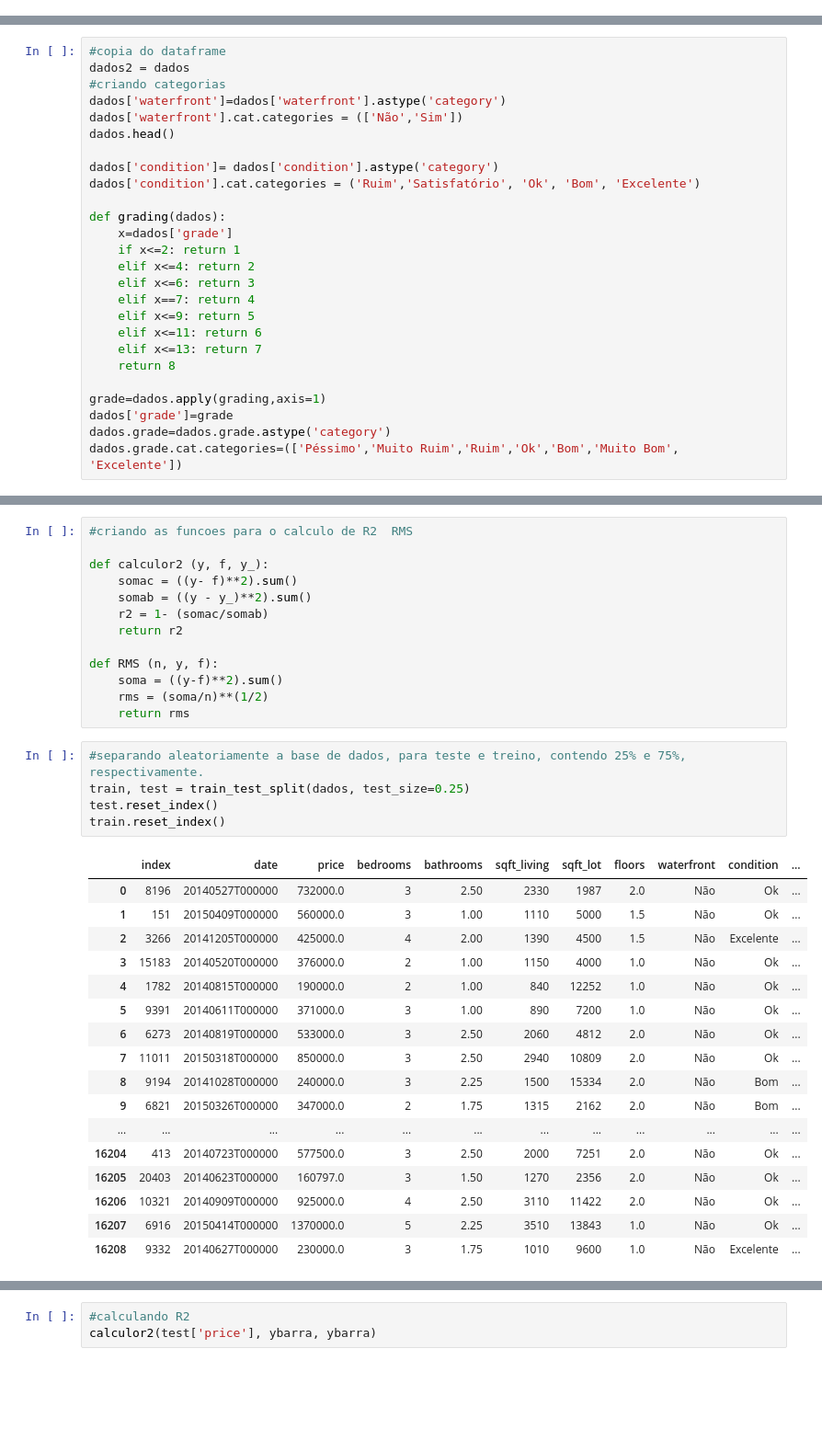
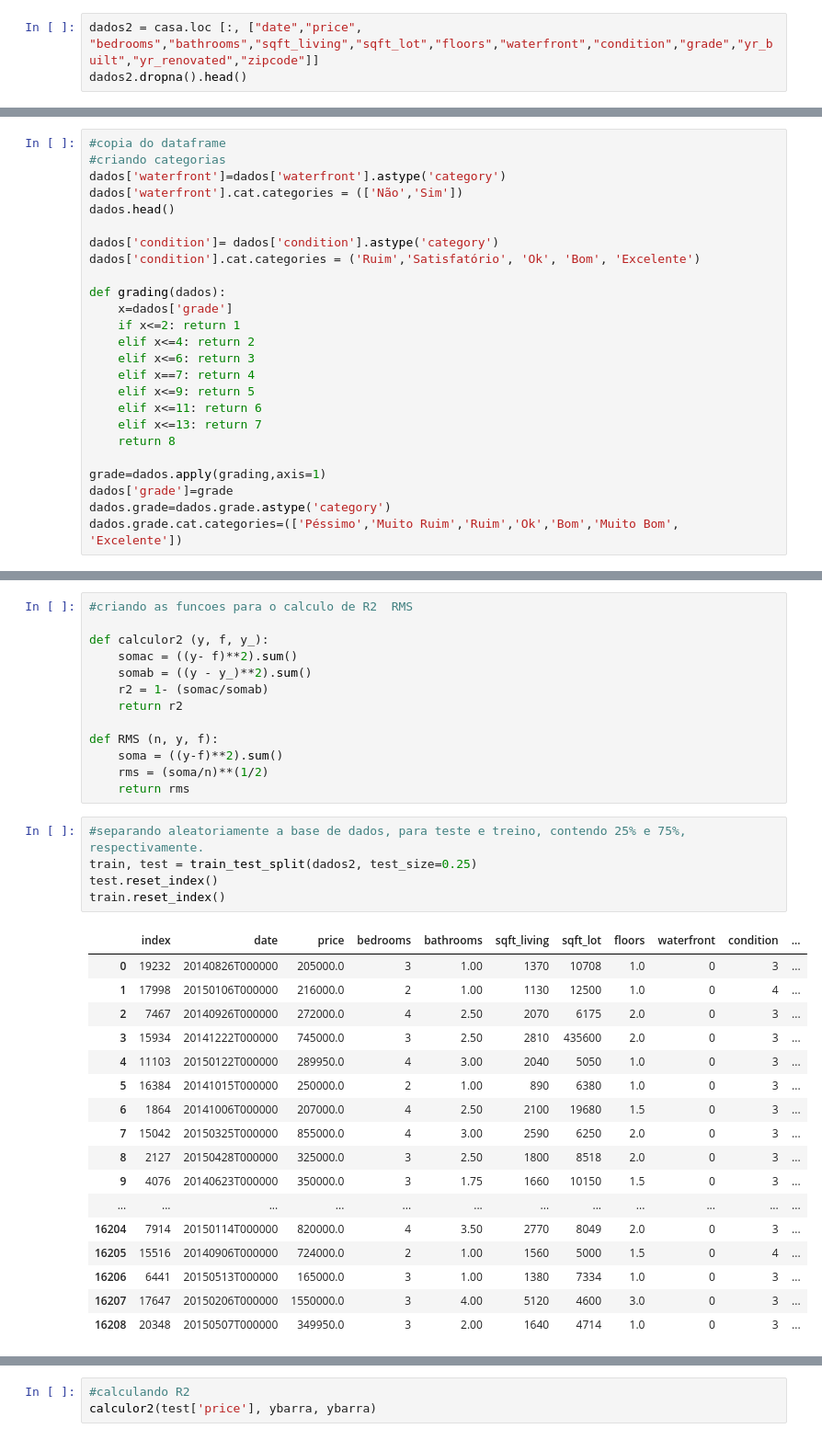
Before and after one commit to carlakim/PROJETO3, a Jupyter notebook: Projeto3-check2.ipynb, the cells around one changed output, grey strips where cells are left out. Shown: that part at 92% size. Drawn from its saved outputs; the diff is of its cells as text; blank space fills up the shorter version.

```diff
--- a/Projeto3-check2.ipynb
+++ b/Projeto3-check2.ipynb
@@ -93,3 +93,6 @@ dados.dropna().head()
 | 2 | 20150225T000000 | 180000.0 | 2 | 1.00 | 770 | 10000 | 1.0 | 0 | 3 | 6 | ... |
 | 3 | 20141209T000000 | 604000.0 | 4 | 3.00 | 1960 | 5000 | 1.0 | 0 | 5 | 7 | ... |
 | 4 | 20150218T000000 | 510000.0 | 3 | 2.00 | 1680 | 8080 | 1.0 | 0 | 3 | 8 | ... |
+# %%
+dados2 = casa.loc [:, ["date","price", "bedrooms","bathrooms","sqft_living","sqft_lot","floors","waterfront","condition","grade","yr_built","yr_renovated","zipcode"]]
+dados2.dropna().head()
@@ -96,6 +106,5 @@ dados.dropna().head()
 # %%
 #copia do dataframe
-dados2 = dados
 #criando categorias
 dados['waterfront']=dados['waterfront'].astype('category')
 dados['waterfront'].cat.categories = (['Não','Sim'])
@@ -373,26 +380,26 @@ def RMS (n, y, f):
     return rms
 # %%
 #separando aleatoriamente a base de dados, para teste e treino, contendo 25% e 75%, respectivamente.
-train, test = train_test_split(dados, test_size=0.25)
+train, test = train_test_split(dados2, test_size=0.25)
 test.reset_index()
 train.reset_index()
 # %% [output]
 |  | index | date | price | bedrooms | bathrooms | sqft_living | sqft_lot | floors | waterfront | condition | ... |
-| 0 | 8196 | 20140527T000000 | 732000.0 | 3 | 2.50 | 2330 | 1987 | 2.0 | Não | Ok | ... |
-| 1 | 151 | 20150409T000000 | 560000.0 | 3 | 1.00 | 1110 | 5000 | 1.5 | Não | Ok | ... |
-| 2 | 3266 | 20141205T000000 | 425000.0 | 4 | 2.00 | 1390 | 4500 | 1.5 | Não | Excelente | ... |
-| 3 | 15183 | 20140520T000000 | 376000.0 | 2 | 1.00 | 1150 | 4000 | 1.0 | Não | Ok | ... |
-| 4 | 1782 | 20140815T000000 | 190000.0 | 2 | 1.00 | 840 | 12252 | 1.0 | Não | Ok | ... |
-| 5 | 9391 | 20140611T000000 | 371000.0 | 3 | 1.00 | 890 | 7200 | 1.0 | Não | Ok | ... |
-| 6 | 6273 | 20140819T000000 | 533000.0 | 3 | 2.50 | 2060 | 4812 | 2.0 | Não | Ok | ... |
-| 7 | 11011 | 20150318T000000 | 850000.0 | 3 | 2.50 | 2940 | 10809 | 2.0 | Não | Ok | ... |
-| 8 | 9194 | 20141028T000000 | 240000.0 | 3 | 2.25 | 1500 | 15334 | 2.0 | Não | Bom | ... |
-| 9 | 6821 | 20150326T000000 | 347000.0 | 2 | 1.75 | 1315 | 2162 | 2.0 | Não | Bom | ... |
+| 0 | 19232 | 20140826T000000 | 205000.0 | 3 | 1.00 | 1370 | 10708 | 1.0 | 0 | 3 | ... |
+| 1 | 17998 | 20150106T000000 | 216000.0 | 2 | 1.00 | 1130 | 12500 | 1.0 | 0 | 4 | ... |
+| 2 | 7467 | 20140926T000000 | 272000.0 | 4 | 2.50 | 2070 | 6175 | 2.0 | 0 | 3 | ... |
+| 3 | 15934 | 20141222T000000 | 745000.0 | 3 | 2.50 | 2810 | 435600 | 2.0 | 0 | 3 | ... |
+| 4 | 11103 | 20150122T000000 | 289950.0 | 4 | 3.00 | 2040 | 5050 | 1.0 | 0 | 3 | ... |
+| 5 | 16384 | 20141015T000000 | 250000.0 | 2 | 1.00 | 890 | 6380 | 1.0 | 0 | 3 | ... |
+| 6 | 1864 | 20141006T000000 | 207000.0 | 4 | 2.50 | 2100 | 19680 | 1.5 | 0 | 3 | ... |
+| 7 | 15042 | 20150325T000000 | 855000.0 | 4 | 3.00 | 2590 | 6250 | 2.0 | 0 | 3 | ... |
+| 8 | 2127 | 20150428T000000 | 325000.0 | 3 | 2.50 | 1800 | 8518 | 2.0 | 0 | 3 | ... |
+| 9 | 4076 | 20140623T000000 | 350000.0 | 3 | 1.75 | 1660 | 10150 | 1.5 | 0 | 3 | ... |
 | ... | ... | ... | ... | ... | ... | ... | ... | ... | ... | ... | ... |
-| 16204 | 413 | 20140723T000000 | 577500.0 | 3 | 2.50 | 2000 | 7251 | 2.0 | Não | Ok | ... |
-| 16205 | 20403 | 20140623T000000 | 160797.0 | 3 | 1.50 | 1270 | 2356 | 2.0 | Não | Ok | ... |
-| 16206 | 10321 | 20140909T000000 | 925000.0 | 4 | 2.50 | 3110 | 11422 | 2.0 | Não | Ok | ... |
-| 16207 | 6916 | 20150414T000000 | 1370000.0 | 5 | 2.25 | 3510 | 13843 | 1.0 | Não | Ok | ... |
-| 16208 | 9332 | 20140627T000000 | 230000.0 | 3 | 1.75 | 1010 | 9600 | 1.0 | Não | Excelente | ... |
+| 16204 | 7914 | 20150114T000000 | 820000.0 | 4 | 3.50 | 2770 | 8049 | 2.0 | 0 | 3 | ... |
+| 16205 | 15516 | 20140906T000000 | 724000.0 | 2 | 1.00 | 1560 | 5000 | 1.5 | 0 | 4 | ... |
+| 16206 | 6441 | 20150513T000000 | 165000.0 | 3 | 1.00 | 1380 | 7334 | 1.0 | 0 | 3 | ... |
+| 16207 | 17647 | 20150206T000000 | 1550000.0 | 3 | 4.00 | 5120 | 4600 | 3.0 | 0 | 3 | ... |
+| 16208 | 20348 | 20150507T000000 | 349950.0 | 3 | 2.00 | 1640 | 4714 | 1.0 | 0 | 3 | ... |
 16209 rows × 14 columns
 # %% [markdown]
```
Also changed, not shown: parts of 9 cells of this notebook.
